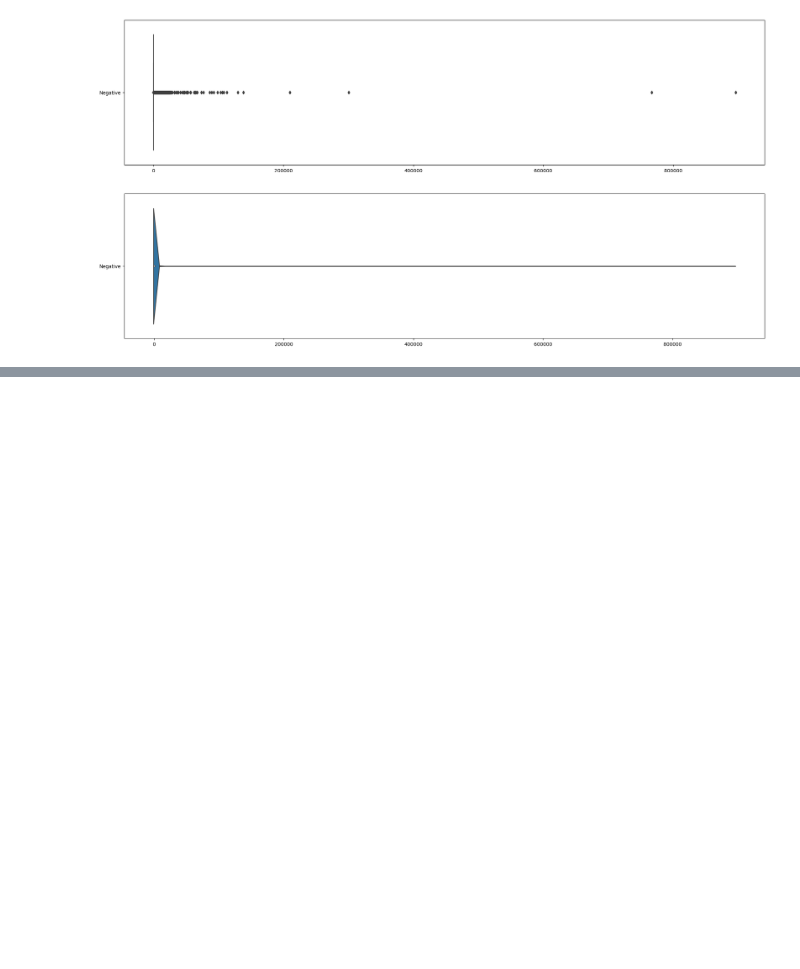
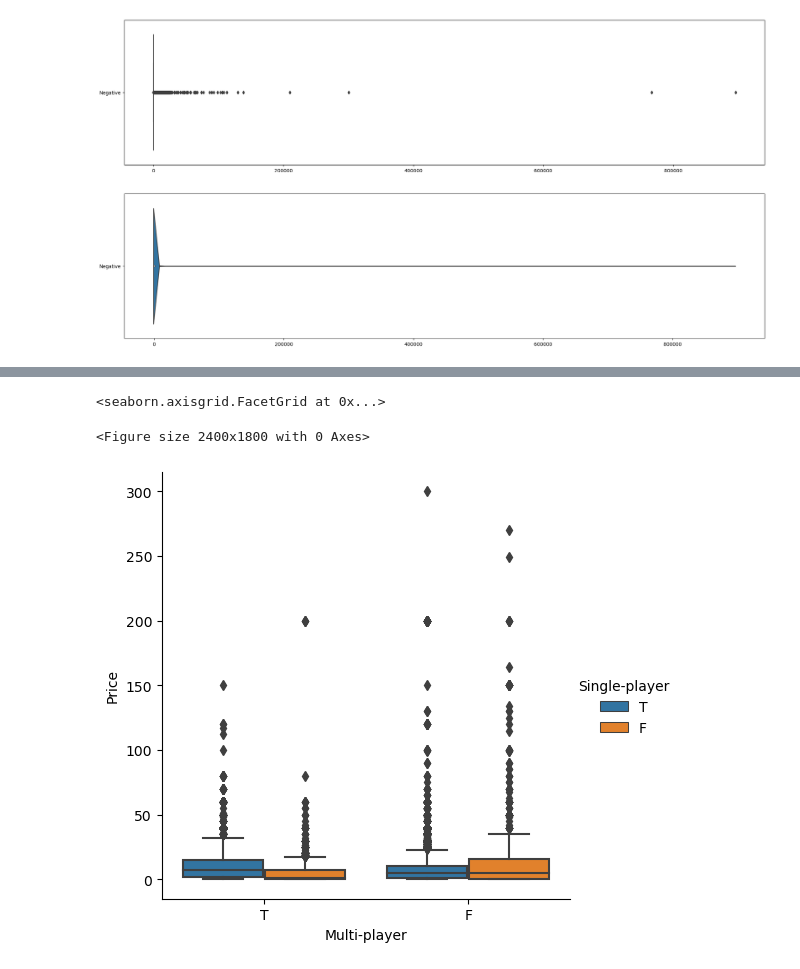
Before and after one commit to CollCyx/SC1015-Mini-Project, a Jupyter notebook: trial.ipynb, the cells around one changed output, grey strips where cells are left out. Cells and saved outputs as stored; diff of their text form; code cells hidden in the pictures; blank space fills up the shorter version.

```diff
--- a/trial.ipynb
+++ b/trial.ipynb
@@ -54,9 +64,3 @@ sb.violinplot(data = negRate, orient = "h", ax = axes[1])
 # %% [output]
 <AxesSubplot:>
 [figure]
-# %%
-cat_price = pd.DataFrame(game_data[["Name", "Price", "Categories"]])
-category = pd.DataFrame(game_data["Categories"])
-u_cat = cat_price["Categories"].unique()
-print(cat_price["Categories"].describe())
-print(len(u_cat))
@@ -70,12 +66,0 @@ Name: Categories, dtype: object
-# %%
-cat_list = []
-for i in u_cat:
-    try:
-        arr = i.split(",")
-    except:
-        print(i)
-    for j in arr:
-        if j not in cat_list:
-            cat_list.append(j)
-
-print(cat_list)
@@ -124,5 +94,9 @@ print(len(json_table))
 # %%
 # ref = pd.json_normalize(json_table)
 cat_price_table = pd.DataFrame(json_table)
-cat_price_table.shape
+print(cat_price_table.shape)
+print(cat_price_table.columns.tolist())
+cat_price_table.fillna(value="F", inplace=True)
+
+cat_price_table.head()
 # %% [output]
@@ -129,0 +112,9 @@ cat_price_table.shape
+# %%
+f = plt.figure(figsize=(24, 18))
+price_sp = pd.DataFrame(cat_price_table[["Price", "Multi-player", "Single-player"]])
+# sb.boxplot(x = "Price", y = "Multi-player", data = price_sp, orient = "h")
+sb.catplot(data=price_sp, x="Multi-player", y="Price", hue="Single-player", kind="box")
+# %% [output]
+<seaborn.axisgrid.FacetGrid at 0x...>
+<Figure size 2400x1800 with 0 Axes>
+[figure, added]
```
Also changed, not shown: parts of 9 cells of this notebook, 2 other files.
